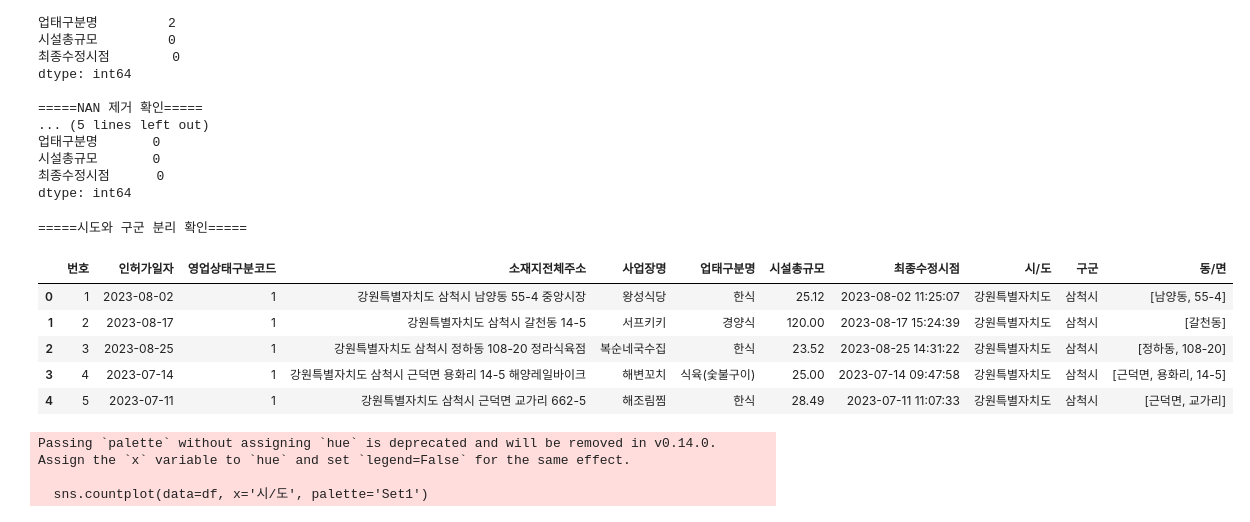
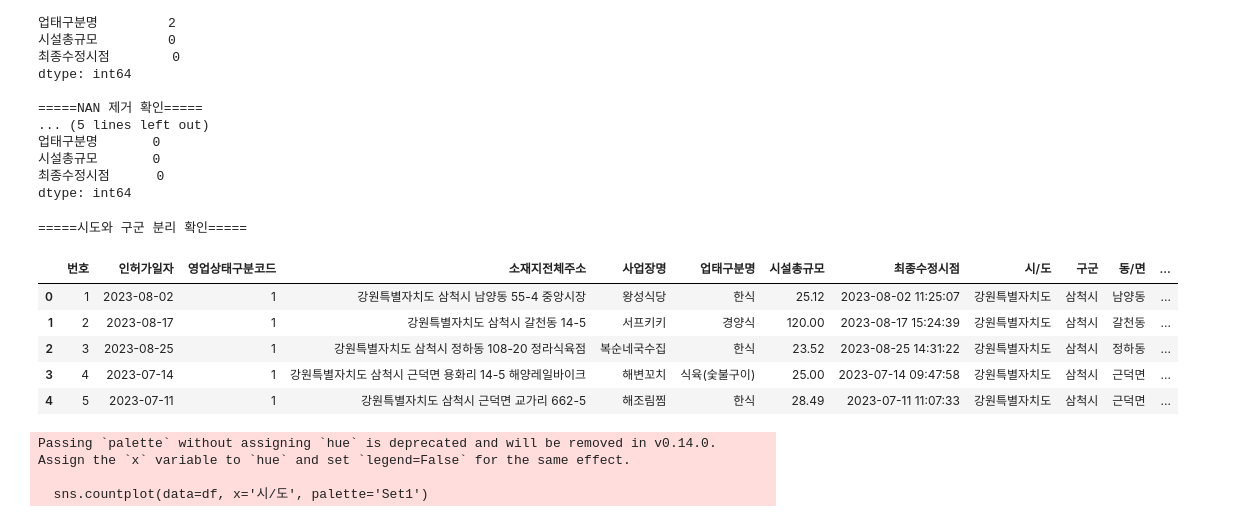
Before and after one commit to ChunCheonChuCheon/AI, a Jupyter notebook: featureSelector/src/nanfileter.ipynb, the cells around one changed output. Saved outputs shown, nothing was run; the diff lists cells and outputs as text; code cells hidden in the pictures.

```diff
--- a/featureSelector/src/nanfileter.ipynb
+++ b/featureSelector/src/nanfileter.ipynb
@@ -34,19 +34,20 @@ dtype: int64
 # %%
 # 데이터 전처리
 # df에 '소재지전체주소'를 '시도'와 '구군'으로 분리
 df['시/도'] = df['소재지전체주소'].str.split(' ').str[0]
 df['구군'] = df['소재지전체주소'].str.split(' ').str[1]
-df['동/면'] = df['소재지전체주소'].str.split(' ').str[2:-1]
+df['동/면'] = df['소재지전체주소'].str.split(' ').str[2]
+df['상세주소'] = df['소재지전체주소'].str.split(' ').str[3:].str.join(' ')
 print('\n=====시도와 구군 분리 확인=====')
 df.head()
 # %% [output]
 =====시도와 구군 분리 확인=====
-|  | 번호 | 인허가일자 | 영업상태구분코드 | 소재지전체주소 | 사업장명 | 업태구분명 | 시설총규모 | 최종수정시점 | 시/도 | 구군 | 동/면 |
-| 0 | 1 | 2023-08-02 | 1 | 강원특별자치도 삼척시 남양동 55-4 중앙시장 | 왕성식당 | 한식 | 25.12 | 2023-08-02 11:25:07 | 강원특별자치도 | 삼척시 | [남양동, 55-4] |
-| 1 | 2 | 2023-08-17 | 1 | 강원특별자치도 삼척시 갈천동 14-5 | 서프키키 | 경양식 | 120.00 | 2023-08-17 15:24:39 | 강원특별자치도 | 삼척시 | [갈천동] |
-| 2 | 3 | 2023-08-25 | 1 | 강원특별자치도 삼척시 정하동 108-20 정라식육점 | 복순네국수집 | 한식 | 23.52 | 2023-08-25 14:31:22 | 강원특별자치도 | 삼척시 | [정하동, 108-20] |
-| 3 | 4 | 2023-07-14 | 1 | 강원특별자치도 삼척시 근덕면 용화리 14-5 해양레일바이크 | 해변꼬치 | 식육(숯불구이) | 25.00 | 2023-07-14 09:47:58 | 강원특별자치도 | 삼척시 | [근덕면, 용화리, 14-5] |
-| 4 | 5 | 2023-07-11 | 1 | 강원특별자치도 삼척시 근덕면 교가리 662-5 | 해조림찜 | 한식 | 28.49 | 2023-07-11 11:07:33 | 강원특별자치도 | 삼척시 | [근덕면, 교가리] |
+|  | 번호 | 인허가일자 | 영업상태구분코드 | 소재지전체주소 | 사업장명 | 업태구분명 | 시설총규모 | 최종수정시점 | 시/도 | 구군 | 동/면 | ... |
+| 0 | 1 | 2023-08-02 | 1 | 강원특별자치도 삼척시 남양동 55-4 중앙시장 | 왕성식당 | 한식 | 25.12 | 2023-08-02 11:25:07 | 강원특별자치도 | 삼척시 | 남양동 | ... |
+| 1 | 2 | 2023-08-17 | 1 | 강원특별자치도 삼척시 갈천동 14-5 | 서프키키 | 경양식 | 120.00 | 2023-08-17 15:24:39 | 강원특별자치도 | 삼척시 | 갈천동 | ... |
+| 2 | 3 | 2023-08-25 | 1 | 강원특별자치도 삼척시 정하동 108-20 정라식육점 | 복순네국수집 | 한식 | 23.52 | 2023-08-25 14:31:22 | 강원특별자치도 | 삼척시 | 정하동 | ... |
+| 3 | 4 | 2023-07-14 | 1 | 강원특별자치도 삼척시 근덕면 용화리 14-5 해양레일바이크 | 해변꼬치 | 식육(숯불구이) | 25.00 | 2023-07-14 09:47:58 | 강원특별자치도 | 삼척시 | 근덕면 | ... |
+| 4 | 5 | 2023-07-11 | 1 | 강원특별자치도 삼척시 근덕면 교가리 662-5 | 해조림찜 | 한식 | 28.49 | 2023-07-11 11:07:33 | 강원특별자치도 | 삼척시 | 근덕면 | ... |
 # %%
 # 구군 별로 데이터를 시각화
 import matplotlib.pyplot as plt
```
Also changed, not shown: parts of 5 cells of this notebook, 2 other files.
